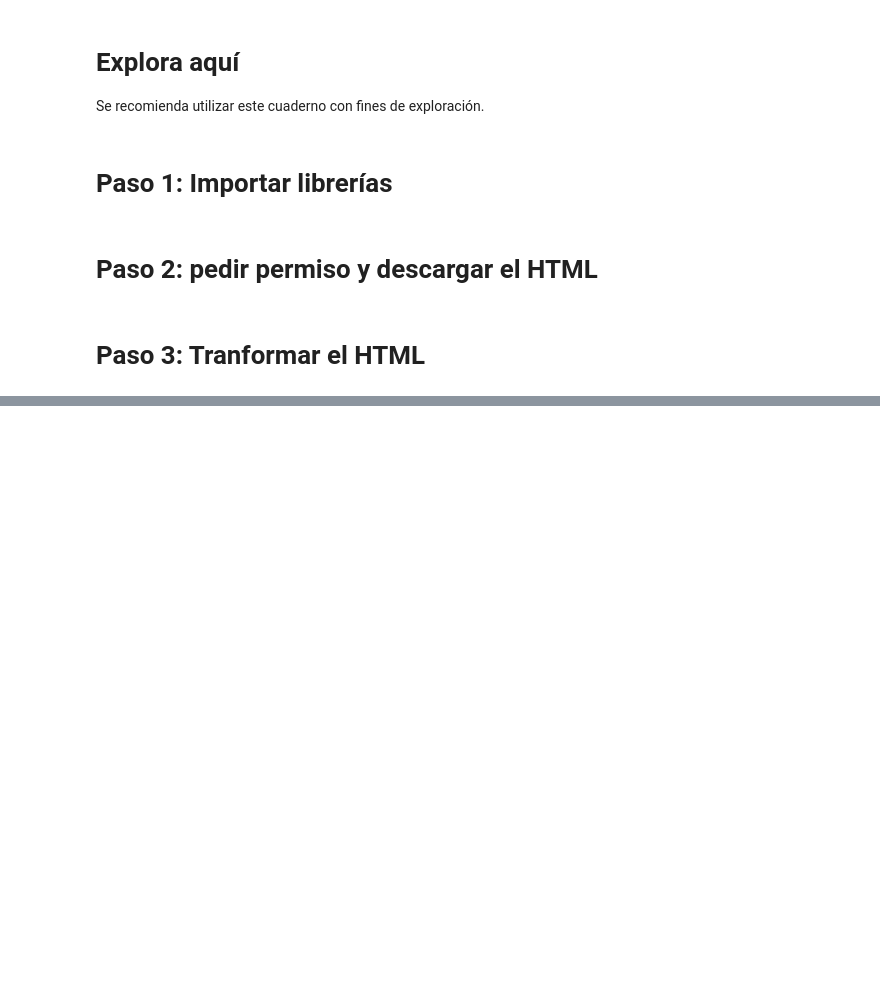
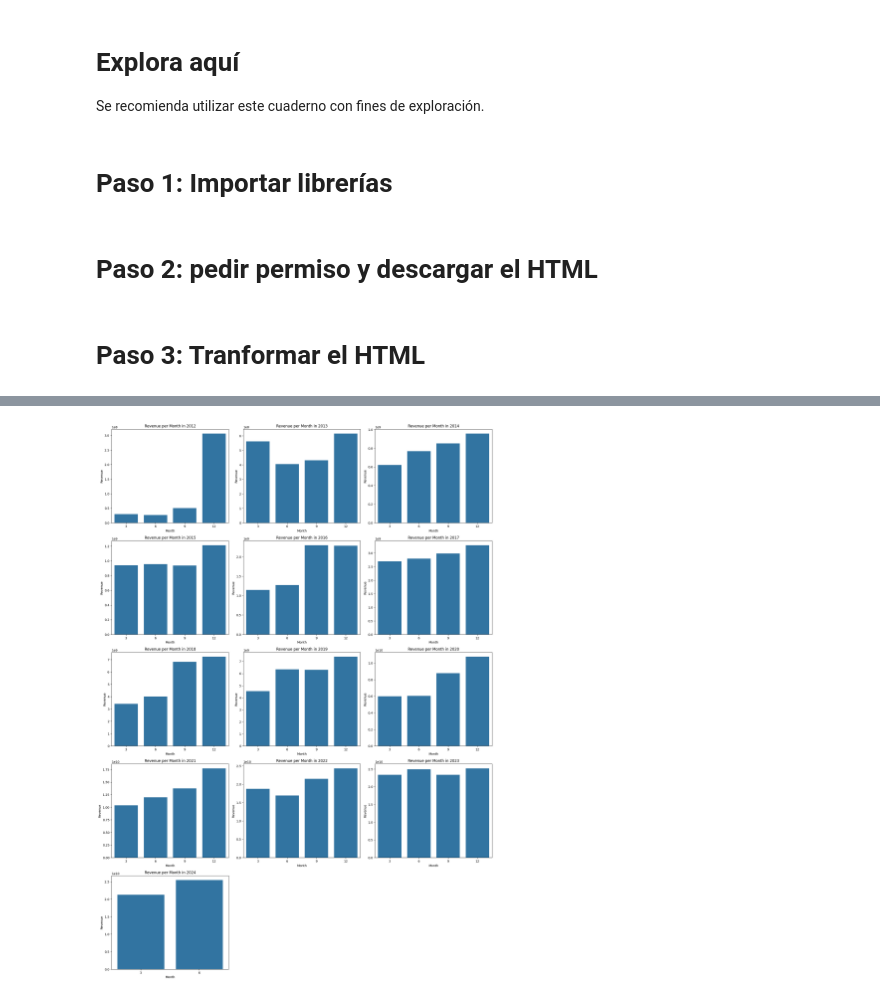
Before and after one commit to mariaorrri/modulo10-web-scraping-project-tutorial, a Jupyter notebook: src/explore.es.ipynb, the cells around one changed output, grey strips where cells are left out. Cells and saved outputs as stored; diff of their text form; code cells hidden in the pictures; blank space fills up the shorter version.

```diff
--- a/src/explore.es.ipynb
+++ b/src/explore.es.ipynb
@@ -84,0 +235,9 @@ trimestrales
+# %%
+# Agrupo por trimestre de cada año para hacer histogramas de cada año
+df_trimestral['Month'] = df_trimestral['Date'].dt.month
+
+# Agrupar por año y mes, y sumar los ingresos
+revenue_por_mes_año = df_trimestral.groupby(['Year', 'Month'])['Revenue'].sum().reset_index()
+
+
+print(revenue_por_mes_año)
@@ -84,0 +262,29 @@ trimestrales
+# %%
+años = revenue_por_mes_año['Year'].unique() # Lista de los años disponibles
+
+n_rows = 17
+
+plt.figure(figsize=(18, 85))
+
+
+for i, año in enumerate(años): # Itero sobre cada año y con i voy pasando por cada cuadrícula
+
+    datos_año = revenue_por_mes_año[revenue_por_mes_año['Year'] == año]
+
+
+    plt.subplot(n_rows, 3, i + 1)  # n_rows x 3 cuadrícula, con el subplot en la posición (i + 1)
+
+
+    sns.barplot(x='Month', y='Revenue', data=datos_año)
+
+
+    plt.title(f'Revenue per Month in {año}')
+    plt.xlabel('Month')
+    plt.ylabel('Revenue')
+
+
+plt.tight_layout()
+
+plt.show()
+# %% [output]
+[figure, added]
```
Also changed, not shown: parts of 22 cells of this notebook, 1 other file.
